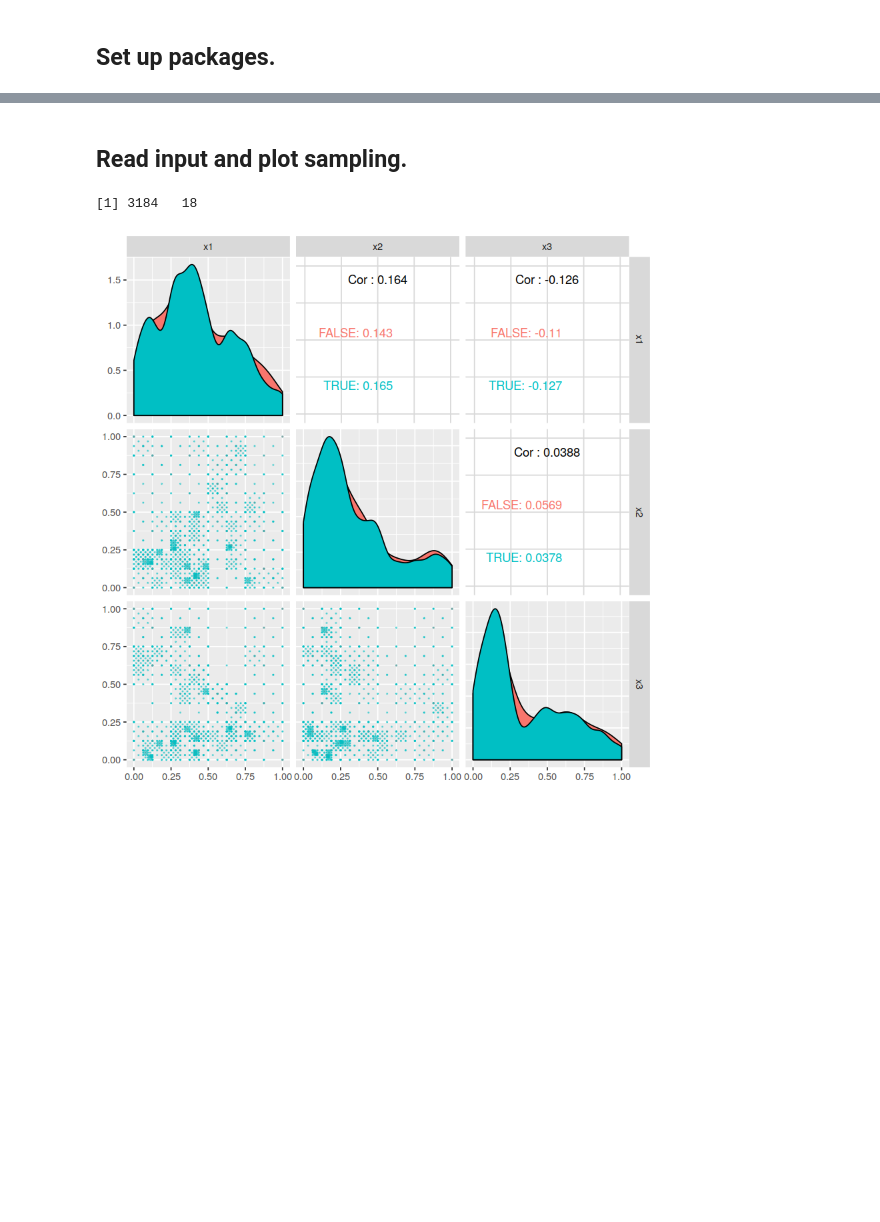
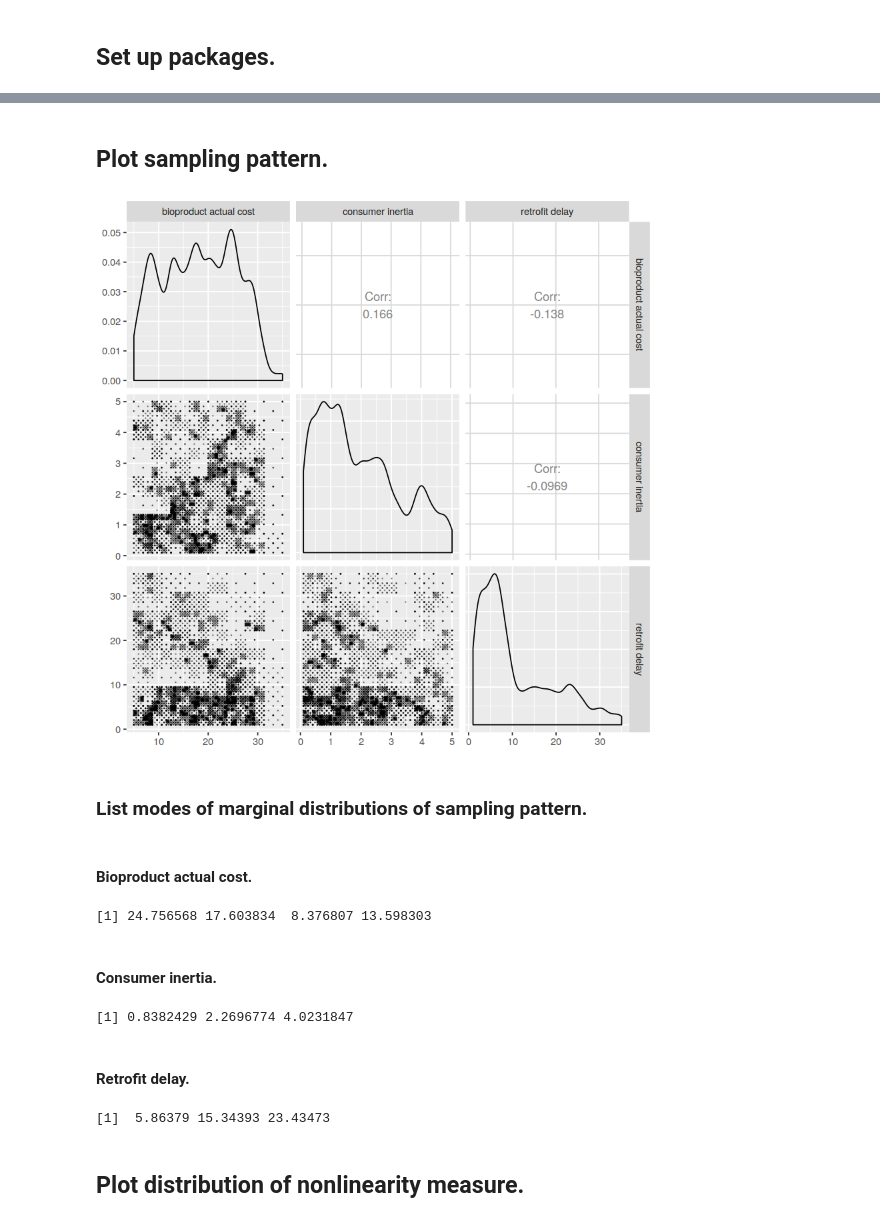
Before and after one commit to functionally/ssa, a Jupyter notebook: bioproduct-types-v9.ipynb, the cells around one changed output, grey strips where cells are left out. Saved outputs shown, nothing was run; the diff lists cells and outputs as text; code cells hidden in the pictures; blank space fills up the shorter version.

Commit message:
first experiment on bioproduct-types submodel

```diff
--- a/bioproduct-types-v9.ipynb
+++ b/bioproduct-types-v9.ipynb
@@ -29,0 +35,3 @@ Registered S3 method overwritten by 'GGally':
+# %%
+xs = fread("framework/xs-v9.tsv")
+xs %>% dim
@@ -56,7 +61,0 @@ facet_grid(variable ~ .)
-# %% [markdown]
-## Read input and plot sampling.
-# %%
-xs = fread("framework/xs.tsv")
-xs %>% dim
-# %% [output]
-[1] 3184   18
@@ -63,12 +73,36 @@ xs %>% dim
+# %% [markdown]
+## Plot sampling pattern.
 # %%
 ggpairs(
     xs,
-    6:8,
-    mapping = aes(color=!probed),
-    lower = list(continuous = wrap("points", alpha = 0.25, size=0.25))
+    16:18,
+#   mapping = aes(color=!probed),
+    lower = list(continuous = wrap("points", alpha = 0.2, size=0.1))
 )
 # %% [output]
-[figure, old version]
+[figure, new version]
+# %% [markdown]
+### List modes of marginal distributions of sampling pattern.
+# %% [markdown]
+#### Bioproduct actual cost.
+# %%
+Modes(xs[!is.na(s), `bioproduct actual cost`])$modes
+# %% [output]
+[1] 24.756568 17.603834  8.376807 13.598303
+# %% [markdown]
+#### Consumer inertia.
+# %%
+Modes(xs[!is.na(s), `consumer inertia`])$modes
+# %% [output]
+[1] 0.8382429 2.2696774 4.0231847
+# %% [markdown]
+#### Retrofit delay.
+# %%
+Modes(xs[!is.na(s), `retrofit delay`])$modes
+# %% [output]
+[1]  5.86379 15.34393 23.43473
+# %% [markdown]
+## Plot distribution of nonlinearity measure.
 # %%
 ggplot(xs[!is.na(s)], aes(x=s)) + geom_histogram(bins=30)
 # %% [output]
```
Also changed, not shown: parts of 19 cells of this notebook, 11 other files.
